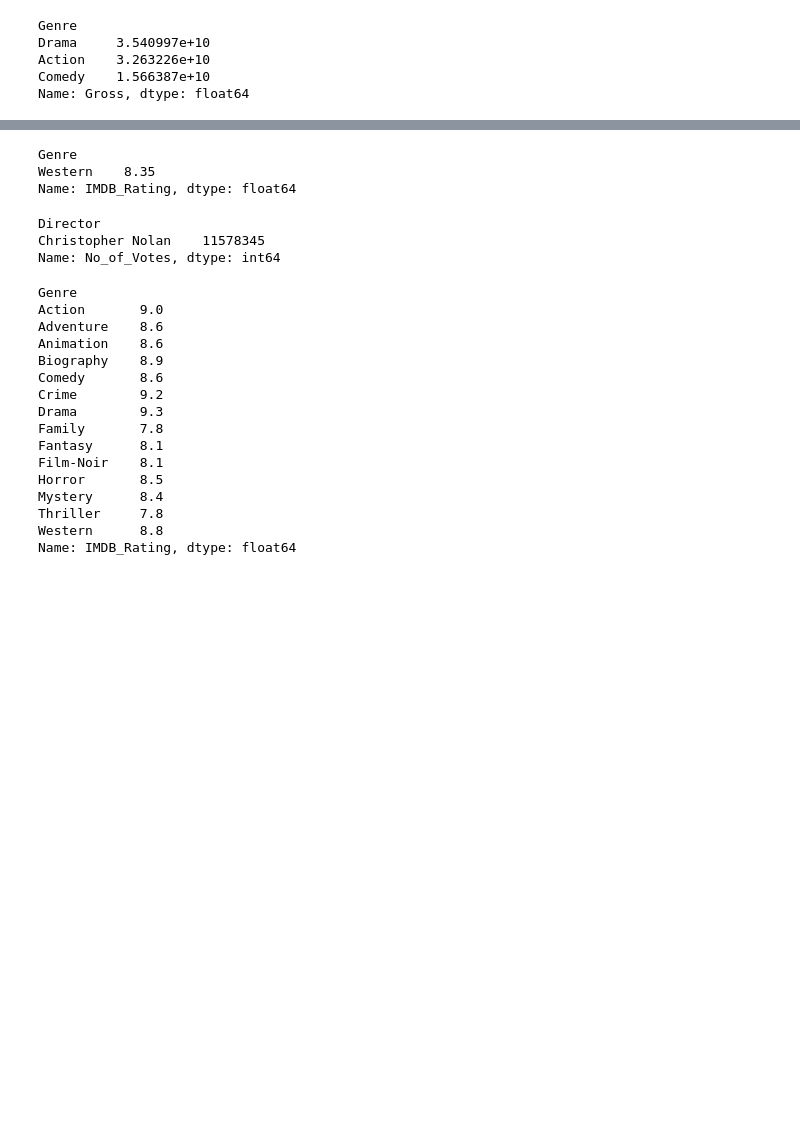
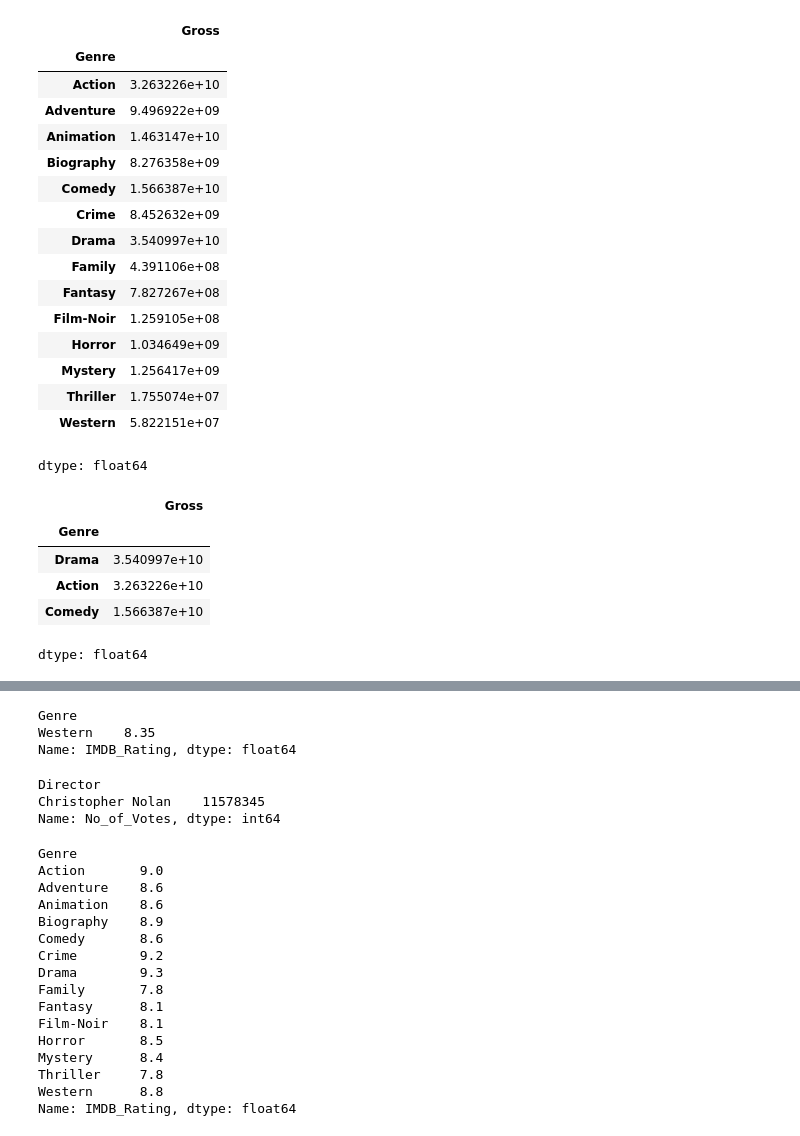
Before and after one commit to evishal/PandaLearning, a Jupyter notebook: panda_groupby_objects.ipynb, the cells around one changed output, grey strips where cells are left out. Cells and saved outputs as stored; diff of their text form; code cells hidden in the pictures; blank space fills up the shorter version.

```diff
--- a/panda_groupby_objects.ipynb
+++ b/panda_groupby_objects.ipynb
@@ -39,10 +63,42 @@ genres.std()
+# %%
+# Applying builtin aggregation fuctions on groupby objects
+#genres.std()
+#genres.sum()
+#genres.mean()
+#genres.madian()
+genres.sum()
+
+# sum() method on DataFrameGroupBy object returns a dataframe
+#print(type(genres.sum()))
+# Now extract only Gross column from the dataframe returned by sum method
+genres.sum()["Gross"]
+# %% [output]
+|  | Gross |
+| Genre |  |
+| Action | 3.263226e+10 |
+| Adventure | 9.496922e+09 |
+| Animation | 1.463147e+10 |
+| Biography | 8.276358e+09 |
+| Comedy | 1.566387e+10 |
+| Crime | 8.452632e+09 |
+| Drama | 3.540997e+10 |
+| Family | 4.391106e+08 |
+| Fantasy | 7.827267e+08 |
+| Film-Noir | 1.259105e+08 |
+| Horror | 1.034649e+09 |
+| Mystery | 1.256417e+09 |
+| Thriller | 1.755074e+07 |
+| Western | 5.822151e+07 |
+dtype: float64
 # %%
 # find the top 3 genres by total earning
-movies.groupby('Genre').sum()['Gross'].sort_values(ascending=False).head(3)
+#movies.groupby('Genre').sum()['Gross'].sort_values(ascending=False).head(3)
+genres.sum()['Gross'].sort_values(ascending=False).head(3)
 # %% [output]
+|  | Gross |
+| Genre |  |
+| Drama | 3.540997e+10 |
+| Action | 3.263226e+10 |
+| Comedy | 1.566387e+10 |
-Genre
-Drama     3.540997e+10
-Action    3.263226e+10
-Comedy    1.566387e+10
-Name: Gross, dtype: float64
+dtype: float64
 # %%
```
Also changed, not shown: parts of 5 cells of this notebook.
